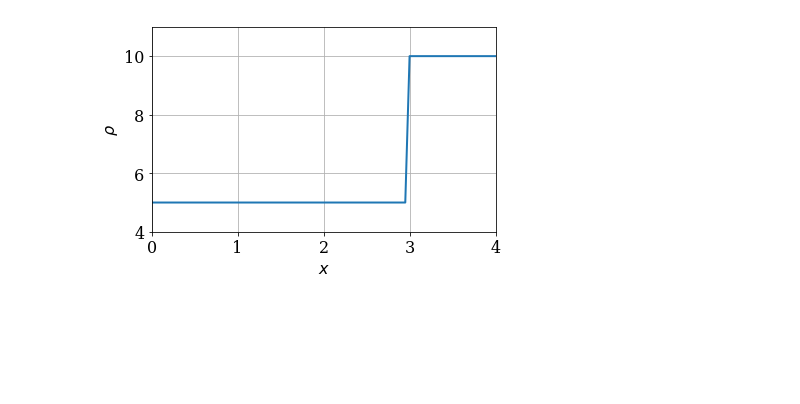
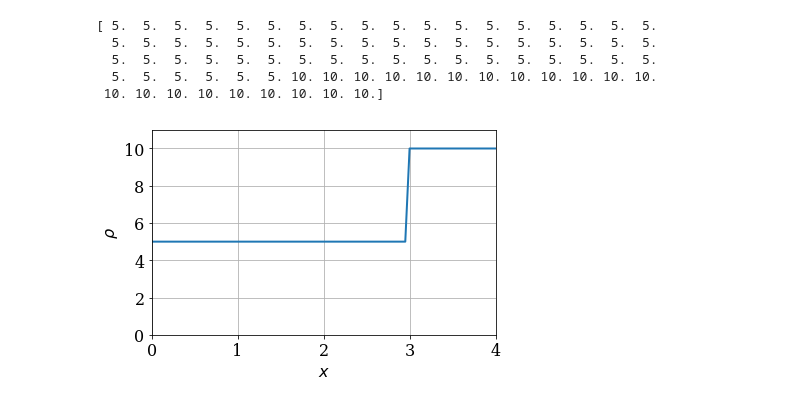
Before and after one commit to Zach-Switzer/MAE6286, a Jupyter notebook: MAE_6286_Lesson_10.ipynb, the cells around one changed output. Saved outputs shown, nothing was run; the diff lists cells and outputs as text; code cells hidden in the pictures; blank space fills up the shorter version.

```diff
--- a/MAE_6286_Lesson_10.ipynb
+++ b/MAE_6286_Lesson_10.ipynb
@@ -29,19 +29,26 @@ x = numpy.linspace(0.0, L, num=nx)
 
 # Compute the initial traffic density.
 rho0 = rho_red_light(x, rho_max)
+print(rho0)
+# %% [output]
+[ 5.  5.  5.  5.  5.  5.  5.  5.  5.  5.  5.  5.  5.  5.  5.  5.  5.  5.
+  5.  5.  5.  5.  5.  5.  5.  5.  5.  5.  5.  5.  5.  5.  5.  5.  5.  5.
+  5.  5.  5.  5.  5.  5.  5.  5.  5.  5.  5.  5.  5.  5.  5.  5.  5.  5.
+  5.  5.  5.  5.  5.  5. 10. 10. 10. 10. 10. 10. 10. 10. 10. 10. 10. 10.
+ 10. 10. 10. 10. 10. 10. 10. 10. 10.]
 # %%
 # Plot the initial traffic density.
 fig = pyplot.figure(figsize=(6.0, 4.0))
 pyplot.xlabel(r'$x$')
 pyplot.ylabel(r'$\rho$')
 pyplot.grid()
 line = pyplot.plot(x, rho0,
                    color='C0', linestyle='-', linewidth=2)[0]
 pyplot.xlim(0.0, L)
-pyplot.ylim(4.0, 11.0)
+pyplot.ylim(0.0, 11.0)
 pyplot.tight_layout()
 # %% [output]
-[figure, old version]
+[figure, new version]
 # %%
 def flux(rho, u_max, rho_max):
 
```
Also changed, not shown: parts of 33 cells of this notebook, 1 other file.
